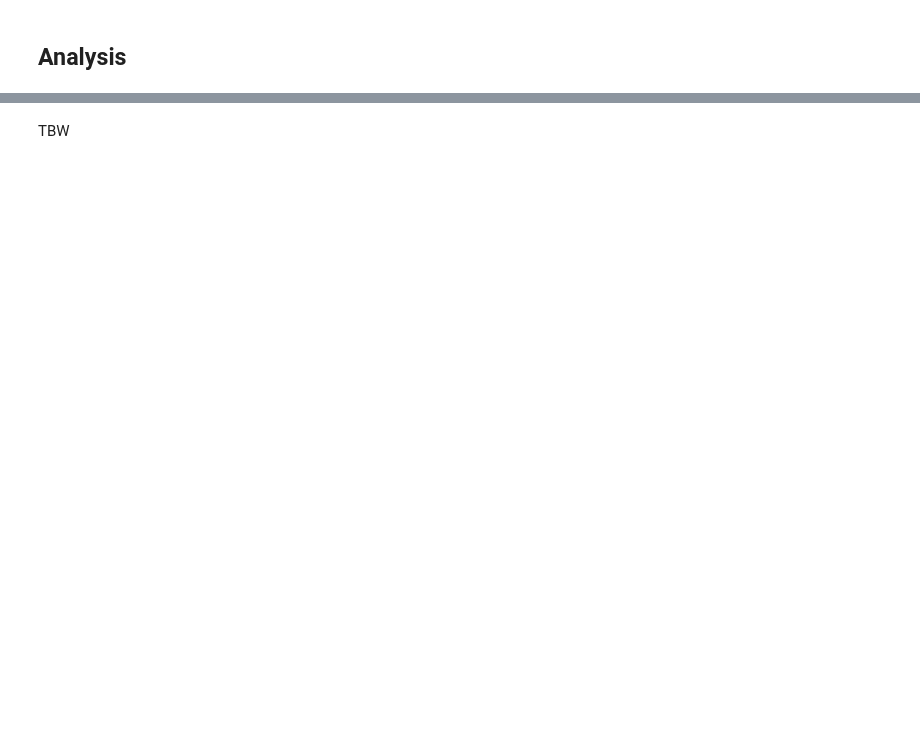
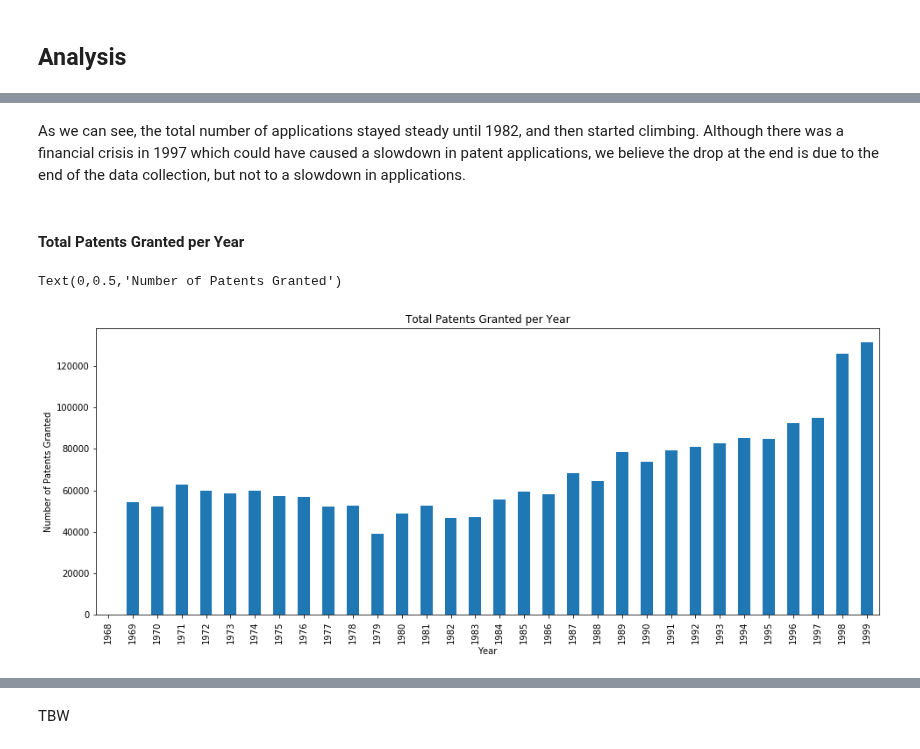
Before and after one commit to mosimann/ADA, a Jupyter notebook: Project/Project.ipynb, the cells around one changed output, grey strips where cells are left out. Cells and saved outputs as stored; diff of their text form; code cells hidden in the pictures; blank space fills up the shorter version.

```diff
--- a/Project/Project.ipynb
+++ b/Project/Project.ipynb
@@ -323,0 +594,11 @@ sp500.to_csv(SP500_TOP10_PATH)
+# %% [markdown]
+As we can see, the total number of applications stayed steady until 1982, and then started climbing. Although there was a financial crisis in 1997 which could have caused a slowdown in patent applications, we believe the drop at the end is due to the end of the data collection, but not to a slowdown in applications.
+# %% [markdown]
+#### Total Patents Granted per Year
+# %%
+plt = patents.groupby('gyear').size().plot(kind='bar',title='Total Patents Granted per Year',figsize=(16,6))
+plt.set_xlabel('Year')
+plt.set_ylabel('Number of Patents Granted')
+# %% [output]
+Text(0,0.5,'Number of Patents Granted')
+[figure, added]
```
Also changed, not shown: parts of 132 cells of this notebook, 1 other file.
